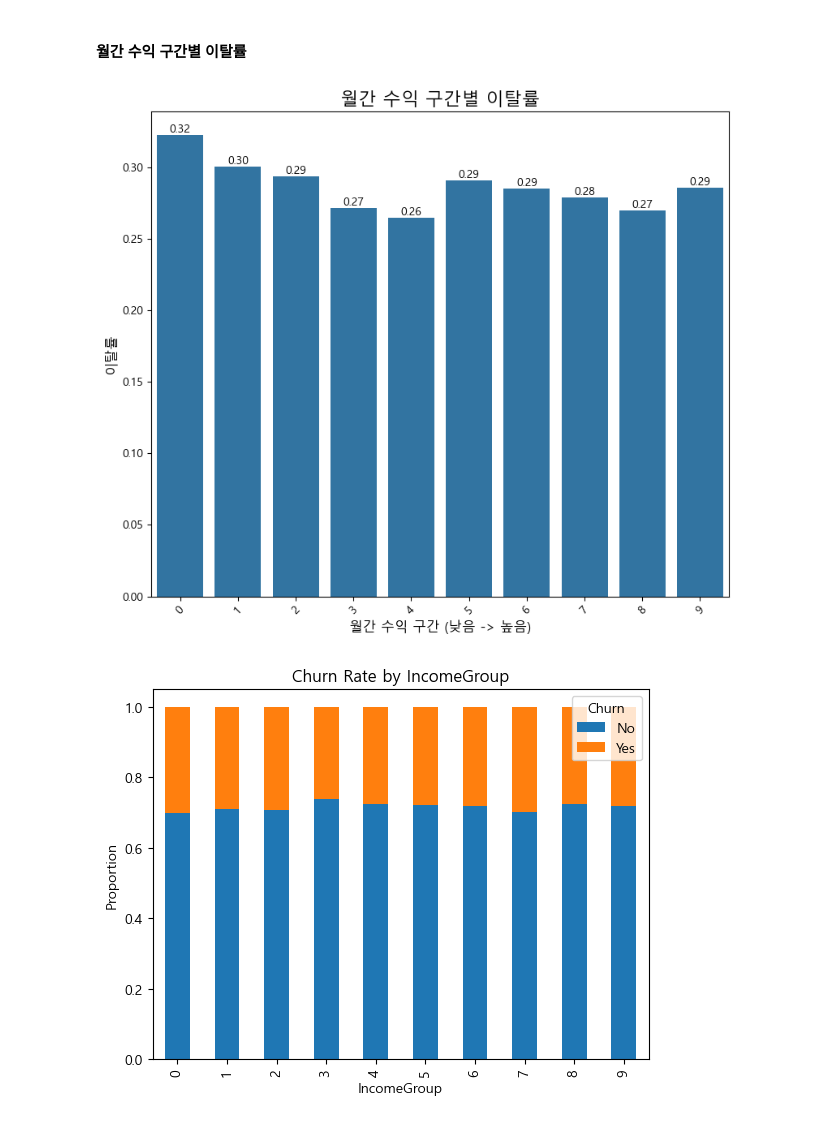
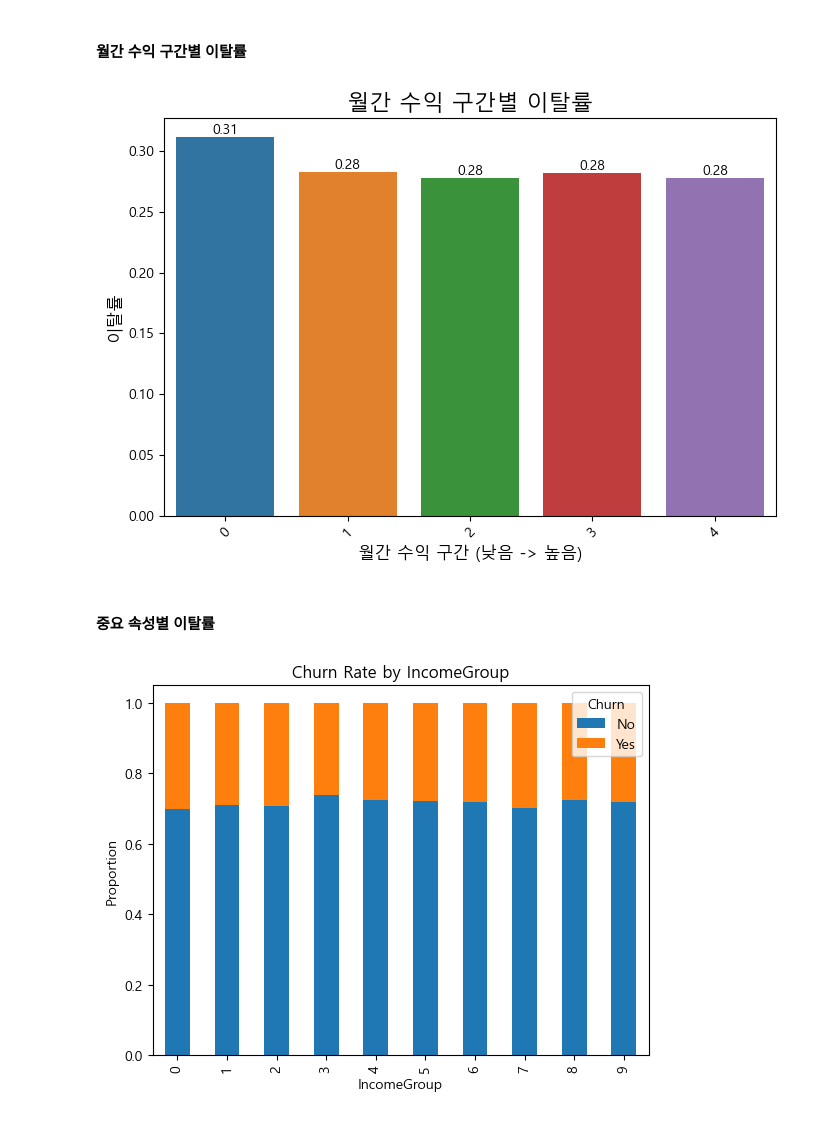
Before and after one commit to SKNETWORKS-FAMILY-AICAMP/SKN04-2nd-3Team, a Jupyter notebook: eda/eda_analysi.ipynb, the cells around one changed output. Cells and saved outputs as stored; diff of their text form; code cells hidden in the pictures.

```diff
--- a/eda/eda_analysi.ipynb
+++ b/eda/eda_analysi.ipynb
@@ -179,0 +433,34 @@ plt.show()
+# %%
+import pandas as pd
+import matplotlib.pyplot as plt
+import seaborn as sns
+
+df['Churn_group'] = df['Churn'].map({'Yes': 1, 'No': 0})
+
+df['OverageGroup'] = pd.cut(df['OverageMinutes'],
+                            bins=[ 0, 10, 50, 100, float('inf')],
+                            labels=['1-10', '11-50', '51-100', '100+'])
+
+churn_rate = df.groupby('OverageGroup', observed=True)['Churn_group'].mean() * 100
+
+customer_count = df['OverageGroup'].value_counts().sort_index()
+
+fig, ax1 = plt.subplots(figsize=(7, 5))
+
+ax1.bar(customer_count.index, customer_count.values, alpha=0.5, color='skyblue', label='고객 수')
+ax1.set_xlabel('초과 사용 시간 (분)')
+ax1.set_ylabel('고객 수')
+ax1.tick_params(axis='y')
+
+ax2 = ax1.twinx()
+ax2.plot(churn_rate.index, churn_rate.values, color='red', marker='o', label='이탈률')
+ax2.set_ylabel('이탈률 (%)')
+ax2.tick_params(axis='y')
+
+lines1, labels1 = ax1.get_legend_handles_labels()
+lines2, labels2 = ax2.get_legend_handles_labels()
+ax1.legend(lines1 + lines2, labels1 + labels2, loc='upper left')
+
+plt.title('초과 사용 시간별 고객 수와 이탈률')
+plt.tight_layout()
+plt.show()
@@ -199,26 +488,28 @@ plt.show()
 #### 월간 수익 구간별 이탈률
 # %%
 
-df['grade'] = pd.qcut(df['MonthlyRevenue'], q=10, labels=False)
+df['grade'] = pd.qcut(df['MonthlyRevenue'], q=5, labels=False)
 df['Churn_group'] = np.where(df['Churn'] == 'Yes', 1, 0)
 
 rate = df.groupby('grade')['Churn_group'].mean().reset_index()
 
-plt.figure(figsize=(8, 7))
+plt.figure(figsize=(7, 5))
 sns.barplot(x='grade', y='Churn_group', data=rate)
 
 plt.title('월간 수익 구간별 이탈률', fontsize=16)
 plt.xlabel('월간 수익 구간 (낮음 -> 높음)', fontsize=12)
 plt.ylabel('이탈률', fontsize=12)
 plt.xticks(rotation=45)
 
 for i, v in enumerate(rate['Churn_group']):
     plt.text(i, v, f'{v:.2f}', ha='center', va='bottom')
 
 plt.tight_layout()
 plt.show()
 # %% [output]
-[figure, old version]
+[figure, new version]
+# %% [markdown]
+#### 중요 속성별 이탈률
 # %%
 # 카테고리별 Churn 비율
 # IncomeGroup 소득계층
```
Also changed, not shown: parts of 27 cells of this notebook.
